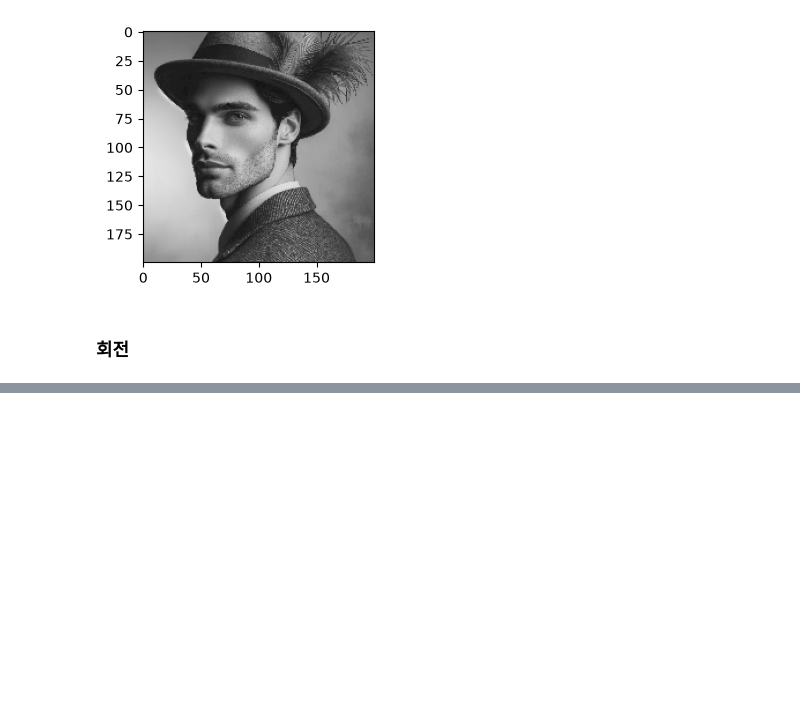
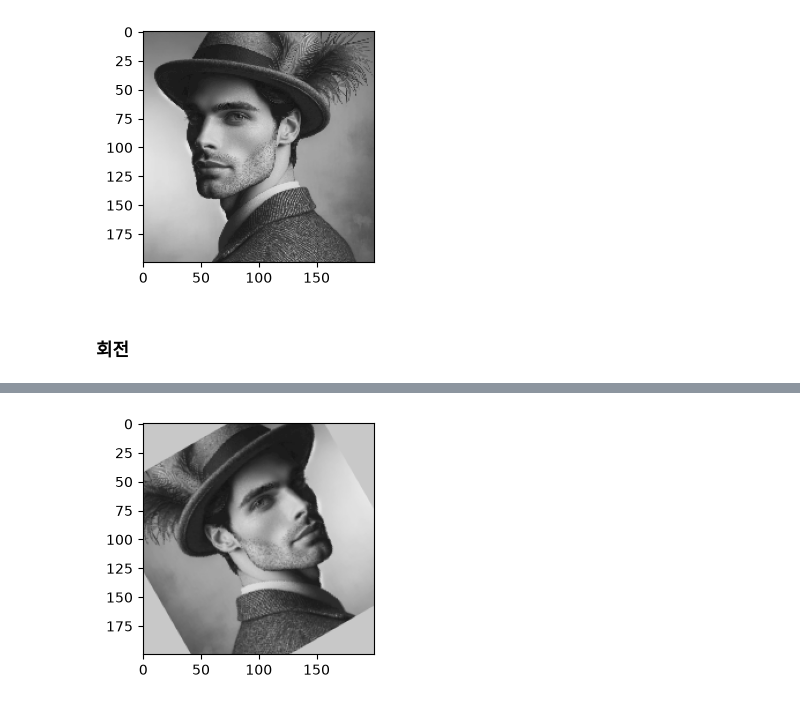
Before and after one commit to jx007s/mbc_202603, a Jupyter notebook: python_work/opencvPrj/01_openCV.ipynb, the cells around one changed output, grey strips where cells are left out. Drawn from its saved outputs; the diff is of its cells as text; code cells hidden in the pictures; blank space fills up the shorter version.

```diff
--- a/python_work/opencvPrj/01_openCV.ipynb
+++ b/python_work/opencvPrj/01_openCV.ipynb
@@ -94,0 +110,11 @@ plt.show()
+# %%
+matrix = cv2.getRotationMatrix2D((ww/2,hh/2),30,1)
+## 빈공간 채우기 : borderValue=(200,200,200)  : RGB 0~255
+res = cv2.warpAffine(img_b, matrix,(ww,hh), borderValue=(200,200,200))
+
+img = cv2.cvtColor(res, cv2.COLOR_BGR2RGB)
+plt.figure(figsize=(3,3))
+plt.imshow(img)
+plt.show()
+# %% [output]
+[figure, added]
```
Also changed, not shown: parts of 5 cells of this notebook.
